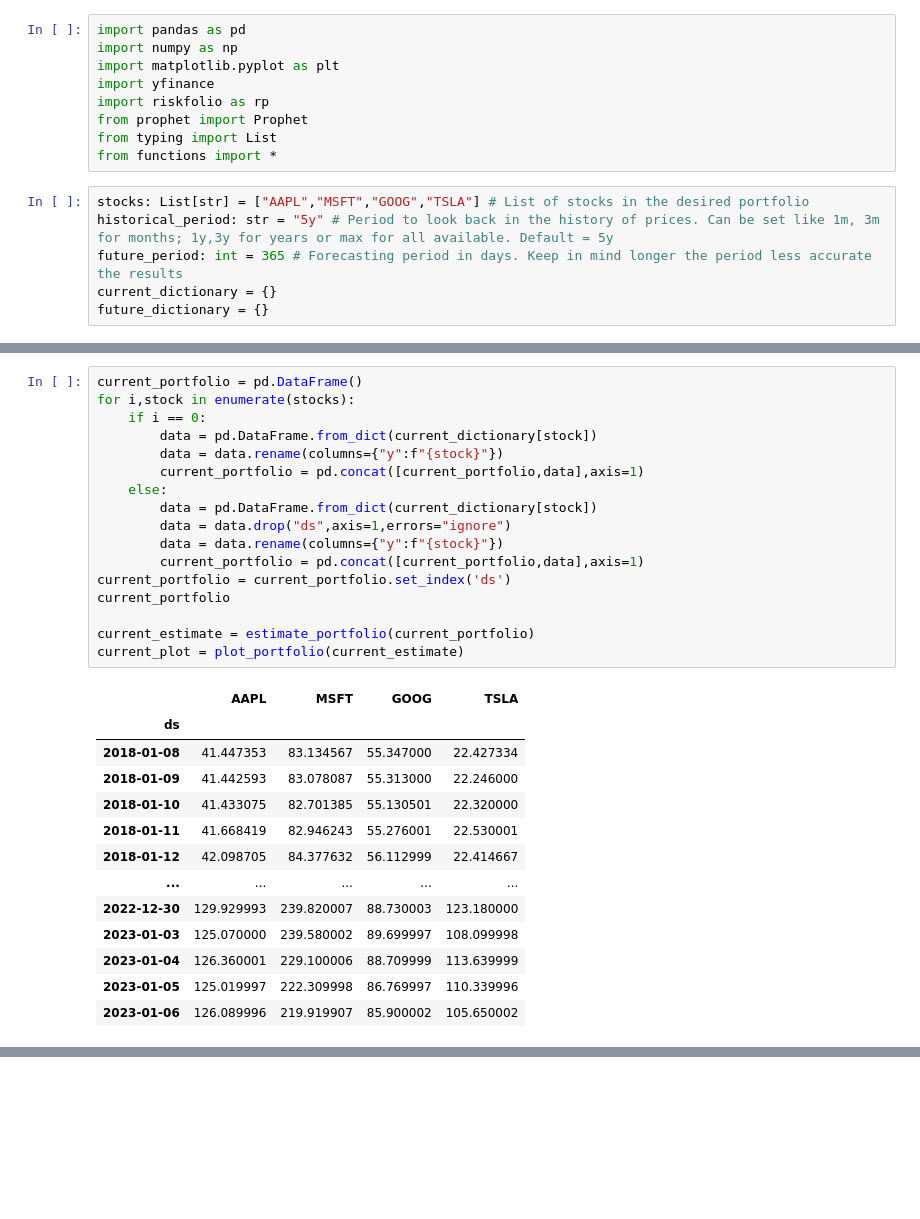
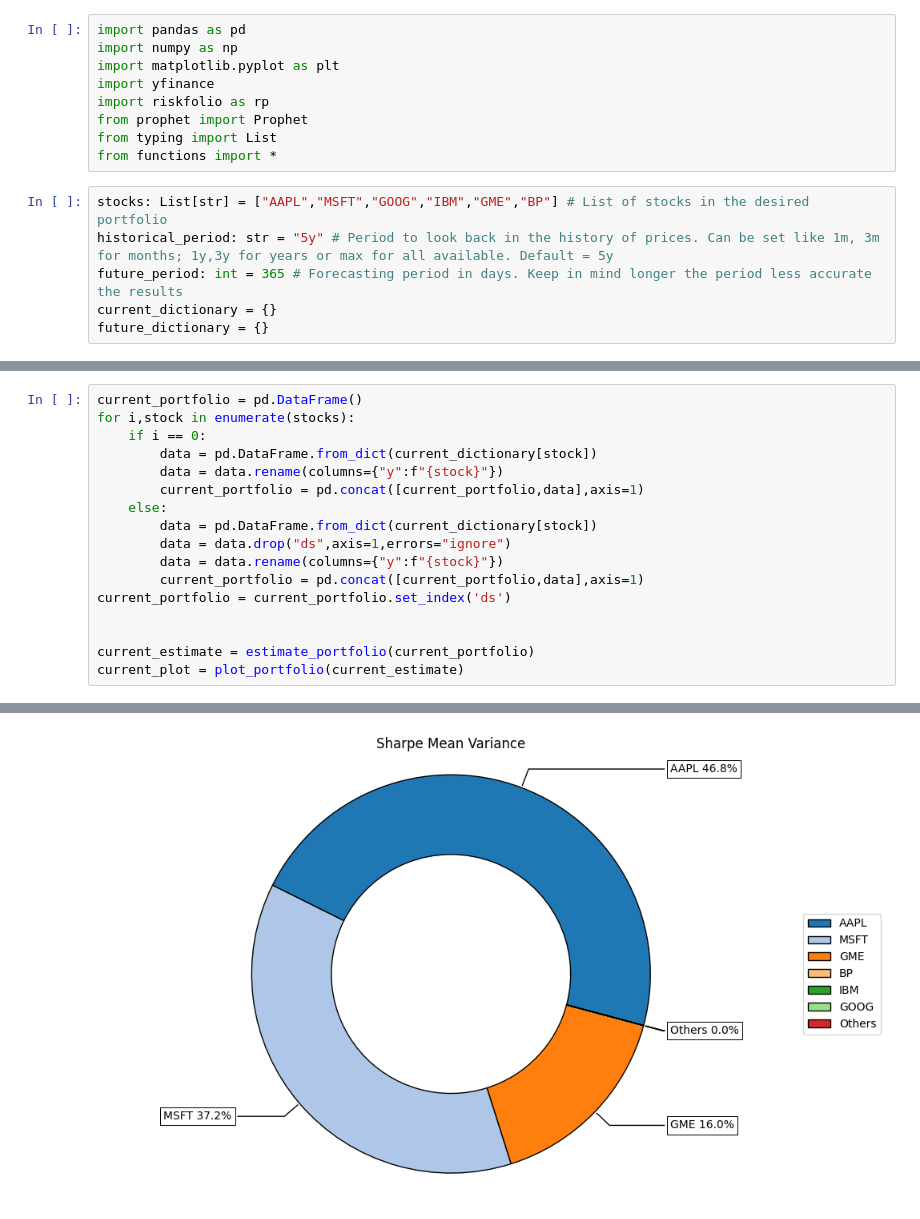
Before and after one commit to sedat01/time-series, a Jupyter notebook: main.ipynb, the cells around one changed output, grey strips where cells are left out. Drawn from its saved outputs; the diff is of its cells as text; blank space fills up the shorter version.

Commit message:
Added graphs

```diff
--- a/main.ipynb
+++ b/main.ipynb
@@ -8,7 +8,7 @@ from prophet import Prophet
 from typing import List
 from functions import *
 # %%
-stocks: List[str] = ["AAPL","MSFT","GOOG","TSLA"] # List of stocks in the desired portfolio
+stocks: List[str] = ["AAPL","MSFT","GOOG","IBM","GME","BP"] # List of stocks in the desired portfolio
 historical_period: str = "5y" # Period to look back in the history of prices. Can be set like 1m, 3m for months; 1y,3y for years or max for all available. Default = 5y
 future_period: int = 365 # Forecasting period in days. Keep in mind longer the period less accurate the results
 current_dictionary = {}
@@ -43,21 +44,8 @@ for i,stock in enumerate(stocks):
         data = data.rename(columns={"y":f"{stock}"})
         current_portfolio = pd.concat([current_portfolio,data],axis=1)
 current_portfolio = current_portfolio.set_index('ds')
-current_portfolio
+
 
 current_estimate = estimate_portfolio(current_portfolio)
 current_plot = plot_portfolio(current_estimate)
 # %% [output]
-|  | AAPL | MSFT | GOOG | TSLA |
-| ds |  |  |  |  |
-| 2018-01-08 | 41.447353 | 83.134567 | 55.347000 | 22.427334 |
-| 2018-01-09 | 41.442593 | 83.078087 | 55.313000 | 22.246000 |
-| 2018-01-10 | 41.433075 | 82.701385 | 55.130501 | 22.320000 |
-| 2018-01-11 | 41.668419 | 82.946243 | 55.276001 | 22.530001 |
-| 2018-01-12 | 42.098705 | 84.377632 | 56.112999 | 22.414667 |
-| ... | ... | ... | ... | ... |
-| 2022-12-30 | 129.929993 | 239.820007 | 88.730003 | 123.180000 |
-| 2023-01-03 | 125.070000 | 239.580002 | 89.699997 | 108.099998 |
-| 2023-01-04 | 126.360001 | 229.100006 | 88.709999 | 113.639999 |
-| 2023-01-05 | 125.019997 | 222.309998 | 86.769997 | 110.339996 |
-| 2023-01-06 | 126.089996 | 219.919907 | 85.900002 | 105.650002 |
@@ -65,3 +67,4 @@ current_plot = plot_portfolio(current_estimate)
+[figure, added]
 # %%
 future_portfolio = pd.DataFrame()
 for i,stock in enumerate(stocks):
```
Also changed, not shown: parts of 7 cells of this notebook, 1 other file.
